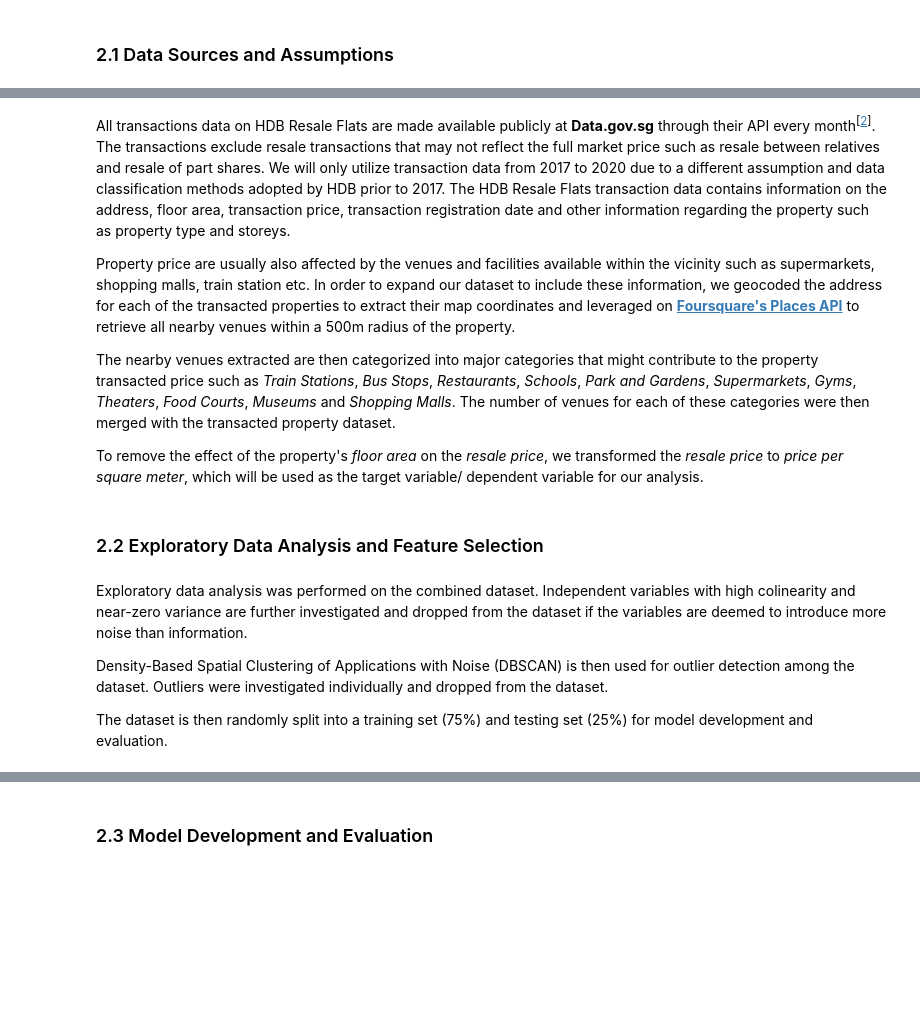
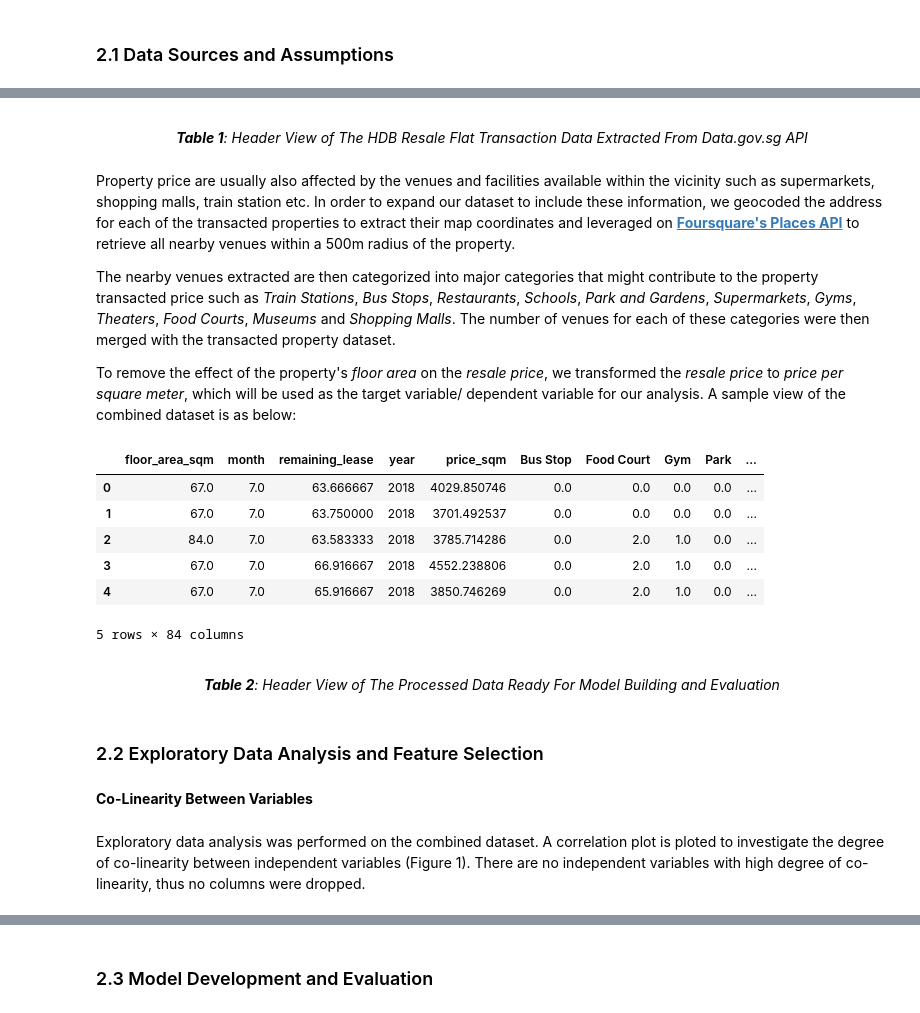
Before and after one commit to sciai-ai/HDB_Flat_Resale_Price_Prediction, a Jupyter notebook: Report - Resale Price Prediction of HDB Resale Flats in Singapore.ipynb, the cells around one changed output, grey strips where cells are left out. Cells and saved outputs as stored; diff of their text form; code cells hidden in the pictures; blank space fills up the shorter version.

```diff
--- a/Report - Resale Price Prediction of HDB Resale Flats in Singapore.ipynb
+++ b/Report - Resale Price Prediction of HDB Resale Flats in Singapore.ipynb
@@ -40,16 +102,27 @@ In view of the relative high transaction volume of HDB resale flats and free mar
+# %% [markdown]
+<p><center><i><b>Table 1</b>: Header View of The HDB Resale Flat Transaction Data Extracted From Data.gov.sg API</i></center></p>
 # %% [markdown]
-All transactions data on HDB Resale Flats are made available publicly at **Data.gov.sg** through their API every month<sup>[[2](#Ref2)]</sup>. The transactions exclude resale transactions that may not reflect the full market price such as resale between relatives and resale of part shares. We will only utilize transaction data from 2017 to 2020 due to a different assumption and data classification methods adopted by HDB prior to 2017. The HDB Resale Flats transaction data contains information on the address, floor area, transaction price, transaction registration date and other information regarding the property such as property type and storeys.
-
 Property price are usually also affected by the venues and facilities available within the vicinity such as supermarkets, shopping malls, train station etc. In order to expand our dataset to include these information, we geocoded the address for each of the transacted properties to extract their map coordinates and leveraged on [**Foursquare's Places API**](https://developer.foursquare.com/) to retrieve all nearby venues within a 500m radius of the property.
 
 The nearby venues extracted are then categorized into major categories that might contribute to the property transacted price such as *Train Stations*, *Bus Stops*, *Restaurants*, *Schools*, *Park and Gardens*, *Supermarkets*, *Gyms*, *Theaters*, *Food Courts*, *Museums* and *Shopping Malls*. The number of venues for each of these categories were then merged with the transacted property dataset.
 
-To remove the effect of the property's *floor area* on the *resale price*, we transformed the *resale price* to *price per square meter*, which will be used as the target variable/ dependent variable for our analysis.
+To remove the effect of the property's *floor area* on the *resale price*, we transformed the *resale price* to *price per square meter*, which will be used as the target variable/ dependent variable for our analysis. A sample view of the combined dataset is as below:
+# %%
+df_final = pd.read_csv('./Data/dat_final.csv')
+df_final.head()
+# %% [output]
+|  | floor_area_sqm | month | remaining_lease | year | price_sqm | Bus Stop | Food Court | Gym | Park | ... |
+| 0 | 67.0 | 7.0 | 63.666667 | 2018 | 4029.850746 | 0.0 | 0.0 | 0.0 | 0.0 | ... |
+| 1 | 67.0 | 7.0 | 63.750000 | 2018 | 3701.492537 | 0.0 | 0.0 | 0.0 | 0.0 | ... |
+| 2 | 84.0 | 7.0 | 63.583333 | 2018 | 3785.714286 | 0.0 | 2.0 | 1.0 | 0.0 | ... |
+| 3 | 67.0 | 7.0 | 66.916667 | 2018 | 4552.238806 | 0.0 | 2.0 | 1.0 | 0.0 | ... |
+| 4 | 67.0 | 7.0 | 65.916667 | 2018 | 3850.746269 | 0.0 | 2.0 | 1.0 | 0.0 | ... |
+5 rows × 84 columns
+# %% [markdown]
+<p><center><i><b>Table 2</b>: Header View of The Processed Data Ready For Model Building and Evaluation</i></center></p>
 # %% [markdown]
 ### 2.2 Exploratory Data Analysis and Feature Selection
-# %% [markdown]
-Exploratory data analysis was performed on the combined dataset. Independent variables with high colinearity and near-zero variance are further investigated and dropped from the dataset if the variables are deemed to introduce more noise than information.
-
-Density-Based Spatial Clustering of Applications with Noise (DBSCAN) is then used for outlier detection among the dataset. Outliers were investigated individually and dropped from the dataset.
-
-The dataset is then randomly split into a training set (75%) and testing set (25%) for model development and evaluation.
+# %% [markdown]
+**Co-Linearity Between Variables**
+# %% [markdown]
+Exploratory data analysis was performed on the combined dataset. A correlation plot is ploted to investigate the degree of co-linearity between independent variables (Figure 1). There are no independent variables with high degree of co-linearity, thus no columns were dropped.
```
Also changed, not shown: parts of 56 cells of this notebook.
